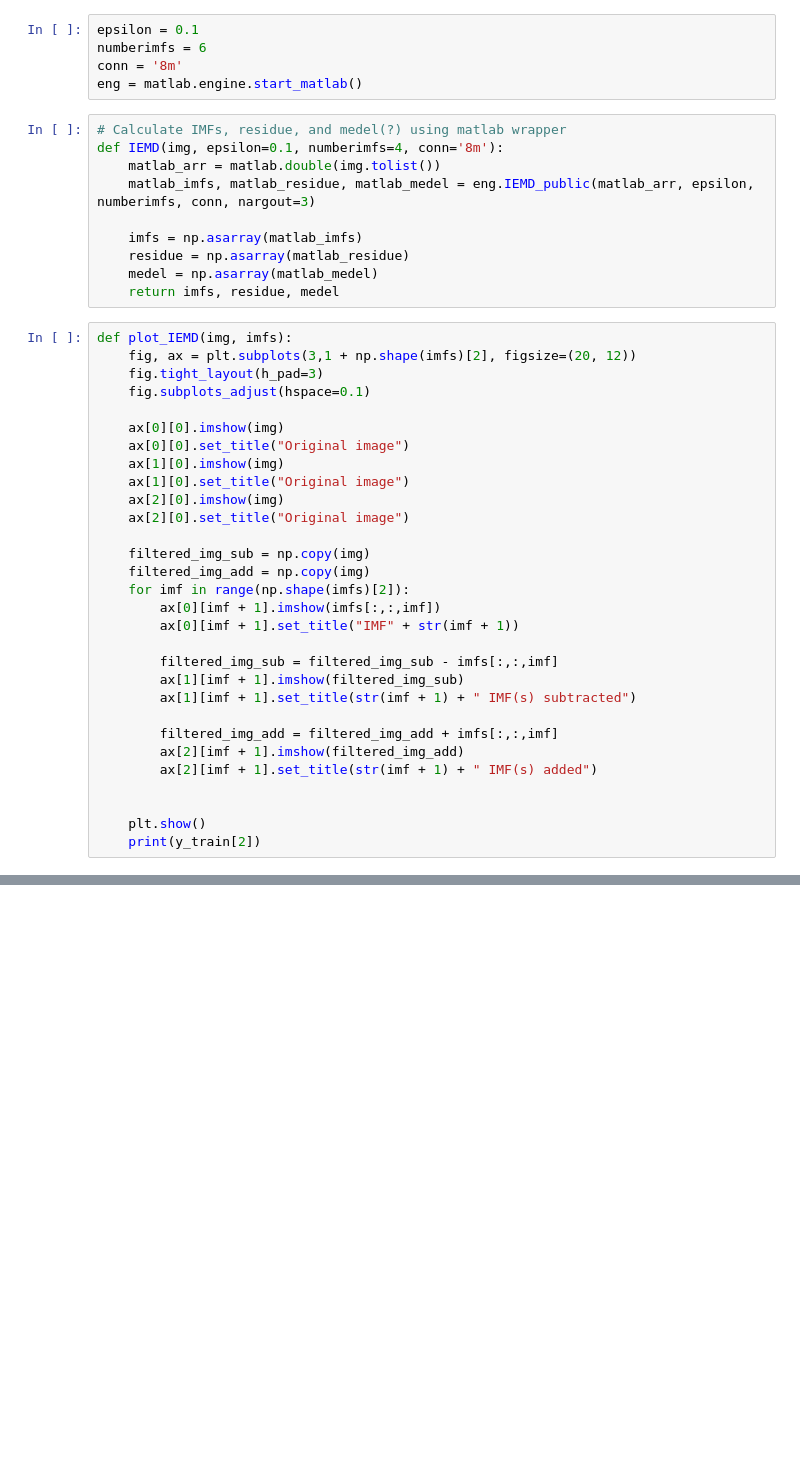
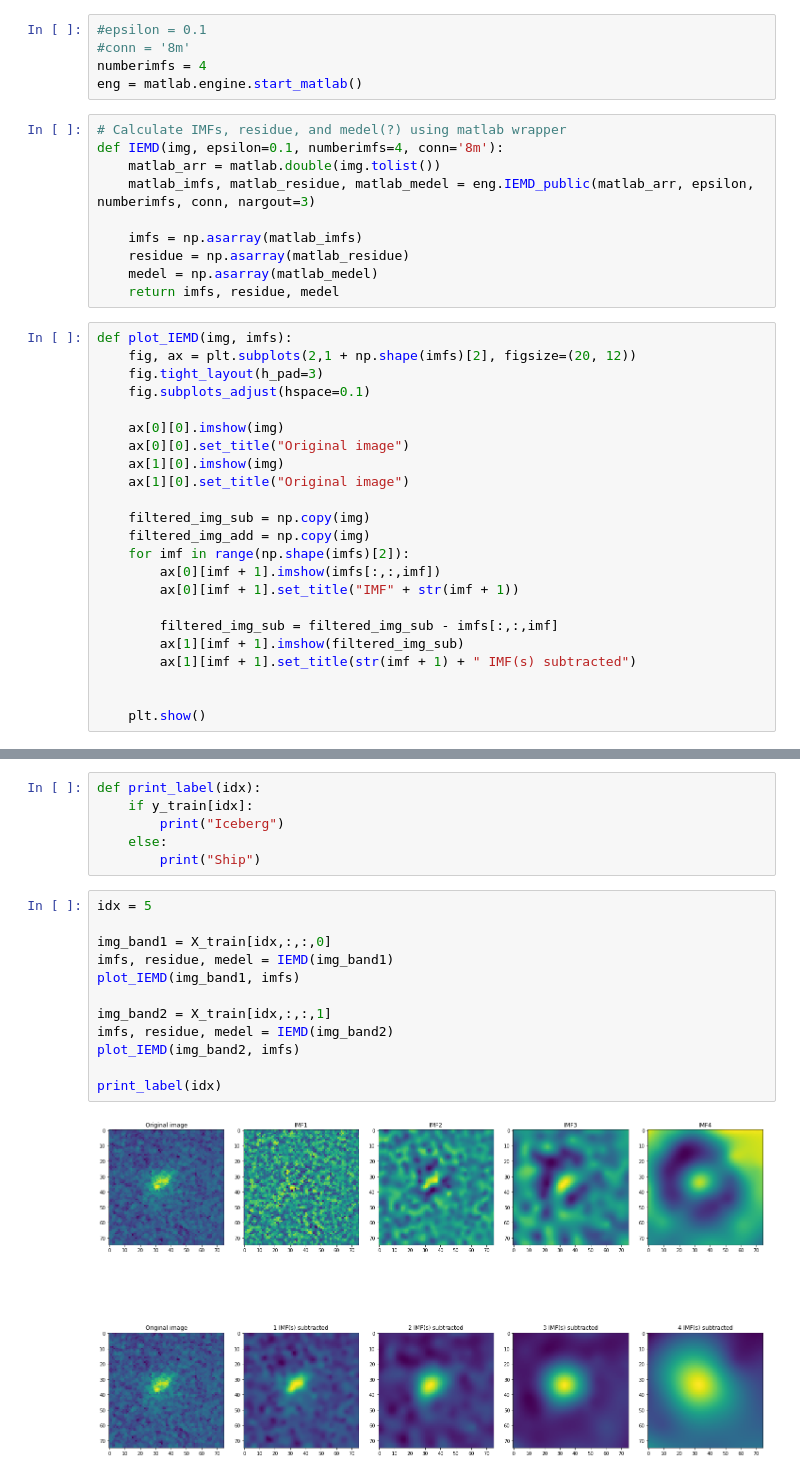
Before and after one commit to holwech/Spacebergs, a Jupyter notebook: python/EMD2D.ipynb, the cells around one changed output, grey strips where cells are left out. Drawn from its saved outputs; the diff is of its cells as text; blank space fills up the shorter version.

```diff
--- a/python/EMD2D.ipynb
+++ b/python/EMD2D.ipynb
@@ -57,9 +57,9 @@ The MatLab code for doing the EMD can be run from python by starting a MatLab-en
 # %%
 import matlab.engine
 # %%
-epsilon = 0.1
-numberimfs = 6
-conn = '8m'
+#epsilon = 0.1
+#conn = '8m'
+numberimfs = 4
 eng = matlab.engine.start_matlab()
 # %%
 # Calculate IMFs, residue, and medel(?) using matlab wrapper
@@ -73,7 +73,7 @@ def IEMD(img, epsilon=0.1, numberimfs=4, conn='8m'):
     return imfs, residue, medel
 # %%
 def plot_IEMD(img, imfs):
-    fig, ax = plt.subplots(3,1 + np.shape(imfs)[2], figsize=(20, 12))
+    fig, ax = plt.subplots(2,1 + np.shape(imfs)[2], figsize=(20, 12))
     fig.tight_layout(h_pad=3)
     fig.subplots_adjust(hspace=0.1)
 
@@ -81,8 +81,6 @@ def plot_IEMD(img, imfs):
     ax[0][0].set_title("Original image")
     ax[1][0].imshow(img)
     ax[1][0].set_title("Original image")
-    ax[2][0].imshow(img)
-    ax[2][0].set_title("Original image")
 
     filtered_img_sub = np.copy(img)
     filtered_img_add = np.copy(img)
@@ -94,10 +92,5 @@ def plot_IEMD(img, imfs):
         ax[1][imf + 1].imshow(filtered_img_sub)
         ax[1][imf + 1].set_title(str(imf + 1) + " IMF(s) subtracted")
 
-        filtered_img_add = filtered_img_add + imfs[:,:,imf]
-        ax[2][imf + 1].imshow(filtered_img_add)
-        ax[2][imf + 1].set_title(str(imf + 1) + " IMF(s) added")
-
 
     plt.show()
-    print(y_train[2])
@@ -110,0 +97,20 @@ plot_IEMD(img, imfs)
+# %%
+def print_label(idx):
+    if y_train[idx]:
+        print("Iceberg")
+    else:
+        print("Ship")
+# %%
+idx = 5
+
+img_band1 = X_train[idx,:,:,0]
+imfs, residue, medel = IEMD(img_band1)
+plot_IEMD(img_band1, imfs)
+
+img_band2 = X_train[idx,:,:,1]
+imfs, residue, medel = IEMD(img_band2)
+plot_IEMD(img_band2, imfs)
+
+print_label(idx)
+# %% [output]
+[figure, added]
```
Also changed, not shown: parts of 12 cells of this notebook.
